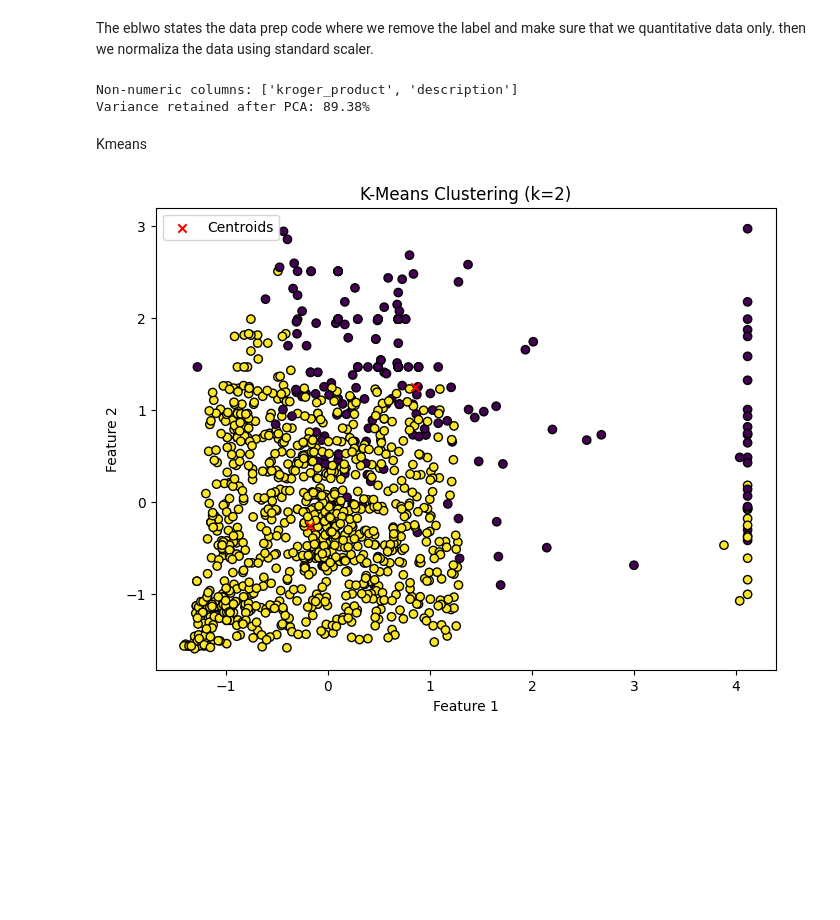
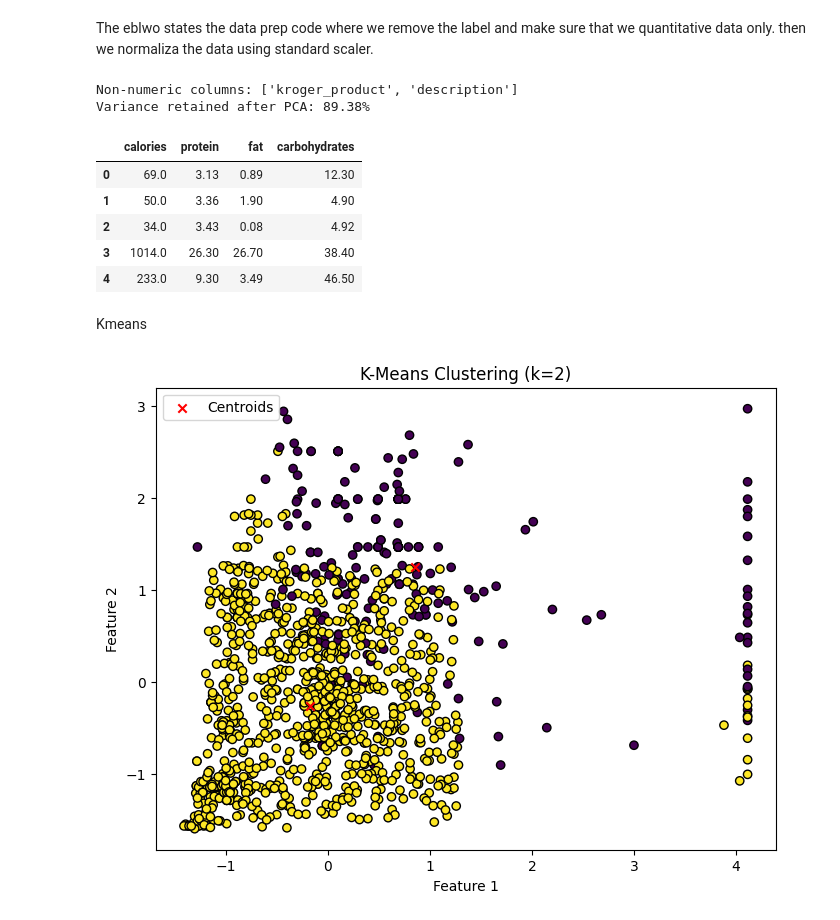
Before and after one commit to RISSIKUMARP/Enhancing-Public-Health-by-Identifying-Unhealthy-Foods-Promoting-Healthier-Alternatives, a Jupyter notebook: scripts/clustering.ipynb, the cells around one changed output. Saved outputs shown, nothing was run; the diff lists cells and outputs as text; code cells hidden in the pictures; blank space fills up the shorter version.

```diff
--- a/scripts/clustering.ipynb
+++ b/scripts/clustering.ipynb
@@ -53,7 +53,16 @@ Variance retained after PCA: 89.38%
 # %%
 df_prep_for_clus =pd.DataFrame(df,columns=df.columns)
 
 df_prep_for_clus.to_csv("df_prep_for_clus.csv",index=False)
+
+df.head()
+# %% [output]
+|  | calories | protein | fat | carbohydrates |
+| 0 | 69.0 | 3.13 | 0.89 | 12.30 |
+| 1 | 50.0 | 3.36 | 1.90 | 4.90 |
+| 2 | 34.0 | 3.43 | 0.08 | 4.92 |
+| 3 | 1014.0 | 26.30 | 26.70 | 38.40 |
+| 4 | 233.0 | 9.30 | 3.49 | 46.50 |
 # %% [markdown]
 Kmeans
 # %%
```
Also changed, not shown: 29 other files.
